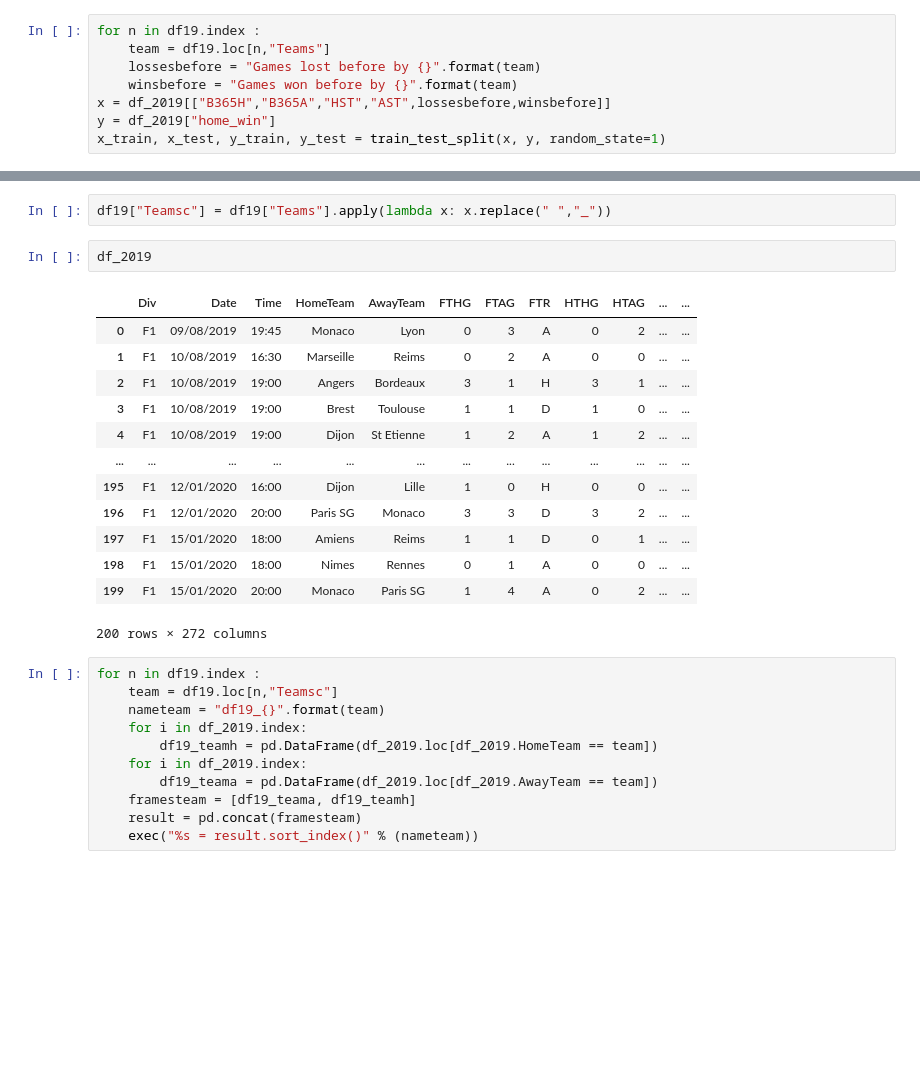
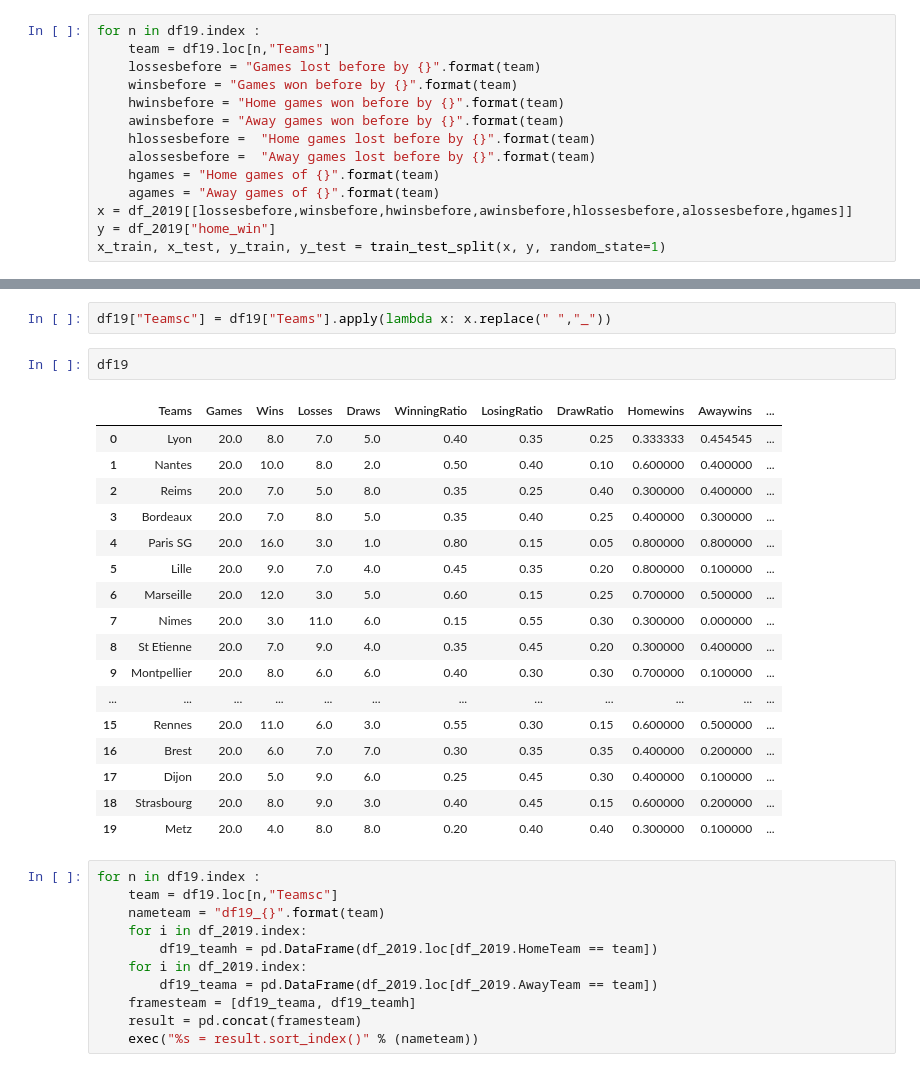
Before and after one commit to yanismiraoui/Predicting_Ligue_1, a Jupyter notebook: Test ligue 1.ipynb, the cells around one changed output, grey strips where cells are left out. Cells and saved outputs as stored; diff of their text form; blank space fills up the shorter version.

```diff
--- a/Test ligue 1.ipynb
+++ b/Test ligue 1.ipynb
@@ -95,6 +93,12 @@ for n in df19.index :
     team = df19.loc[n,"Teams"]
     lossesbefore = "Games lost before by {}".format(team)
     winsbefore = "Games won before by {}".format(team)
-x = df_2019[["B365H","B365A","HST","AST",lossesbefore,winsbefore]]
+    hwinsbefore = "Home games won before by {}".format(team)
+    awinsbefore = "Away games won before by {}".format(team)
+    hlossesbefore =  "Home games lost before by {}".format(team)
+    alossesbefore =  "Away games lost before by {}".format(team)
+    hgames = "Home games of {}".format(team)
+    agames = "Away games of {}".format(team)
+x = df_2019[[lossesbefore,winsbefore,hwinsbefore,awinsbefore,hlossesbefore,alossesbefore,hgames]]
 y = df_2019["home_win"]
 x_train, x_test, y_train, y_test = train_test_split(x, y, random_state=1)
@@ -336,22 +367,26 @@ for n in df19.index :
         df_2019.loc[i,name2] = temp_df2[name1].sum()
 # %%
 df19["Teamsc"] = df19["Teams"].apply(lambda x: x.replace(" ","_"))
-# %%
-df_2019
-# %% [output]
-|  | Div | Date | Time | HomeTeam | AwayTeam | FTHG | FTAG | FTR | HTHG | HTAG | ... | ... |
-| 0 | F1 | 09/08/2019 | 19:45 | Monaco | Lyon | 0 | 3 | A | 0 | 2 | ... | ... |
-| 1 | F1 | 10/08/2019 | 16:30 | Marseille | Reims | 0 | 2 | A | 0 | 0 | ... | ... |
-| 2 | F1 | 10/08/2019 | 19:00 | Angers | Bordeaux | 3 | 1 | H | 3 | 1 | ... | ... |
-| 3 | F1 | 10/08/2019 | 19:00 | Brest | Toulouse | 1 | 1 | D | 1 | 0 | ... | ... |
-| 4 | F1 | 10/08/2019 | 19:00 | Dijon | St Etienne | 1 | 2 | A | 1 | 2 | ... | ... |
-| ... | ... | ... | ... | ... | ... | ... | ... | ... | ... | ... | ... | ... |
-| 195 | F1 | 12/01/2020 | 16:00 | Dijon | Lille | 1 | 0 | H | 0 | 0 | ... | ... |
-| 196 | F1 | 12/01/2020 | 20:00 | Paris SG | Monaco | 3 | 3 | D | 3 | 2 | ... | ... |
-| 197 | F1 | 15/01/2020 | 18:00 | Amiens | Reims | 1 | 1 | D | 0 | 1 | ... | ... |
-| 198 | F1 | 15/01/2020 | 18:00 | Nimes | Rennes | 0 | 1 | A | 0 | 0 | ... | ... |
-| 199 | F1 | 15/01/2020 | 20:00 | Monaco | Paris SG | 1 | 4 | A | 0 | 2 | ... | ... |
-200 rows × 272 columns
+# %%
+df19
+# %% [output]
+|  | Teams | Games | Wins | Losses | Draws | WinningRatio | LosingRatio | DrawRatio | Homewins | Awaywins | ... |
+| 0 | Lyon | 20.0 | 8.0 | 7.0 | 5.0 | 0.40 | 0.35 | 0.25 | 0.333333 | 0.454545 | ... |
+| 1 | Nantes | 20.0 | 10.0 | 8.0 | 2.0 | 0.50 | 0.40 | 0.10 | 0.600000 | 0.400000 | ... |
+| 2 | Reims | 20.0 | 7.0 | 5.0 | 8.0 | 0.35 | 0.25 | 0.40 | 0.300000 | 0.400000 | ... |
+| 3 | Bordeaux | 20.0 | 7.0 | 8.0 | 5.0 | 0.35 | 0.40 | 0.25 | 0.400000 | 0.300000 | ... |
+| 4 | Paris SG | 20.0 | 16.0 | 3.0 | 1.0 | 0.80 | 0.15 | 0.05 | 0.800000 | 0.800000 | ... |
+| 5 | Lille | 20.0 | 9.0 | 7.0 | 4.0 | 0.45 | 0.35 | 0.20 | 0.800000 | 0.100000 | ... |
+| 6 | Marseille | 20.0 | 12.0 | 3.0 | 5.0 | 0.60 | 0.15 | 0.25 | 0.700000 | 0.500000 | ... |
+| 7 | Nimes | 20.0 | 3.0 | 11.0 | 6.0 | 0.15 | 0.55 | 0.30 | 0.300000 | 0.000000 | ... |
+| 8 | St Etienne | 20.0 | 7.0 | 9.0 | 4.0 | 0.35 | 0.45 | 0.20 | 0.300000 | 0.400000 | ... |
+| 9 | Montpellier | 20.0 | 8.0 | 6.0 | 6.0 | 0.40 | 0.30 | 0.30 | 0.700000 | 0.100000 | ... |
+| ... | ... | ... | ... | ... | ... | ... | ... | ... | ... | ... | ... |
+| 15 | Rennes | 20.0 | 11.0 | 6.0 | 3.0 | 0.55 | 0.30 | 0.15 | 0.600000 | 0.500000 | ... |
+| 16 | Brest | 20.0 | 6.0 | 7.0 | 7.0 | 0.30 | 0.35 | 0.35 | 0.400000 | 0.200000 | ... |
+| 17 | Dijon | 20.0 | 5.0 | 9.0 | 6.0 | 0.25 | 0.45 | 0.30 | 0.400000 | 0.100000 | ... |
+| 18 | Strasbourg | 20.0 | 8.0 | 9.0 | 3.0 | 0.40 | 0.45 | 0.15 | 0.600000 | 0.200000 | ... |
+| 19 | Metz | 20.0 | 4.0 | 8.0 | 8.0 | 0.20 | 0.40 | 0.40 | 0.300000 | 0.100000 | ... |
 # %%
 for n in df19.index :
     team = df19.loc[n,"Teamsc"]
```
Also changed, not shown: parts of 13 cells of this notebook.
